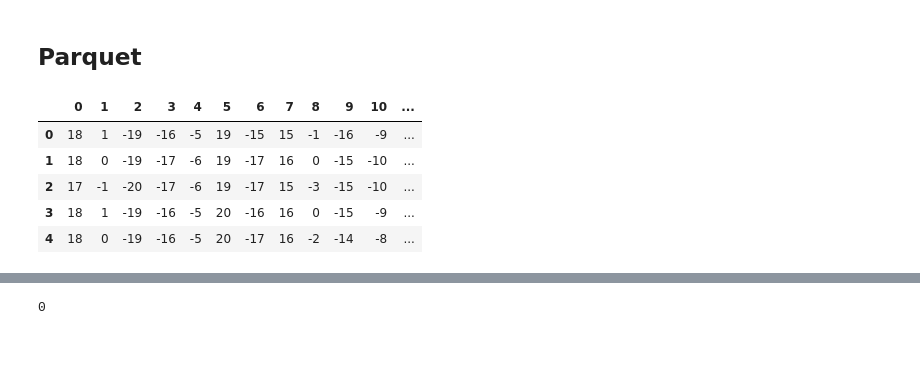
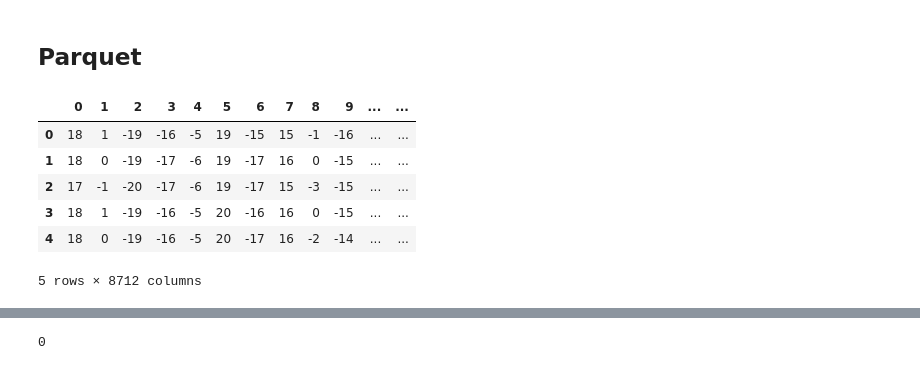
Before and after one commit to koukyo1994/kaggle-vsb, a Jupyter notebook: notebook/EDA.ipynb, the cells around one changed output, grey strips where cells are left out. Drawn from its saved outputs; the diff is of its cells as text; code cells hidden in the pictures.

```diff
--- a/notebook/EDA.ipynb
+++ b/notebook/EDA.ipynb
@@ -53,15 +56,16 @@ Name: phase, dtype: int64
 # %% [markdown]
 ## Parquet
 # %%
-train = pq.read_pandas(f'{os.environ["HOME"]}/.kaggle/competitions/powerline/train.parquet').to_pandas()
+train = pq.read_pandas("../input/train.parquet").to_pandas()
 train.head()
 # %% [output]
-|  | 0 | 1 | 2 | 3 | 4 | 5 | 6 | 7 | 8 | 9 | 10 | ... |
-| 0 | 18 | 1 | -19 | -16 | -5 | 19 | -15 | 15 | -1 | -16 | -9 | ... |
-| 1 | 18 | 0 | -19 | -17 | -6 | 19 | -17 | 16 | 0 | -15 | -10 | ... |
-| 2 | 17 | -1 | -20 | -17 | -6 | 19 | -17 | 15 | -3 | -15 | -10 | ... |
-| 3 | 18 | 1 | -19 | -16 | -5 | 20 | -16 | 16 | 0 | -15 | -9 | ... |
-| 4 | 18 | 0 | -19 | -16 | -5 | 20 | -17 | 16 | -2 | -14 | -8 | ... |
+|  | 0 | 1 | 2 | 3 | 4 | 5 | 6 | 7 | 8 | 9 | ... | ... |
+| 0 | 18 | 1 | -19 | -16 | -5 | 19 | -15 | 15 | -1 | -16 | ... | ... |
+| 1 | 18 | 0 | -19 | -17 | -6 | 19 | -17 | 16 | 0 | -15 | ... | ... |
+| 2 | 17 | -1 | -20 | -17 | -6 | 19 | -17 | 15 | -3 | -15 | ... | ... |
+| 3 | 18 | 1 | -19 | -16 | -5 | 20 | -16 | 16 | 0 | -15 | ... | ... |
+| 4 | 18 | 0 | -19 | -16 | -5 | 20 | -17 | 16 | -2 | -14 | ... | ... |
+5 rows × 8712 columns
 # %%
 gc.collect()
 # %% [output]
```
Also changed, not shown: parts of 18 cells of this notebook, 2 other files.
